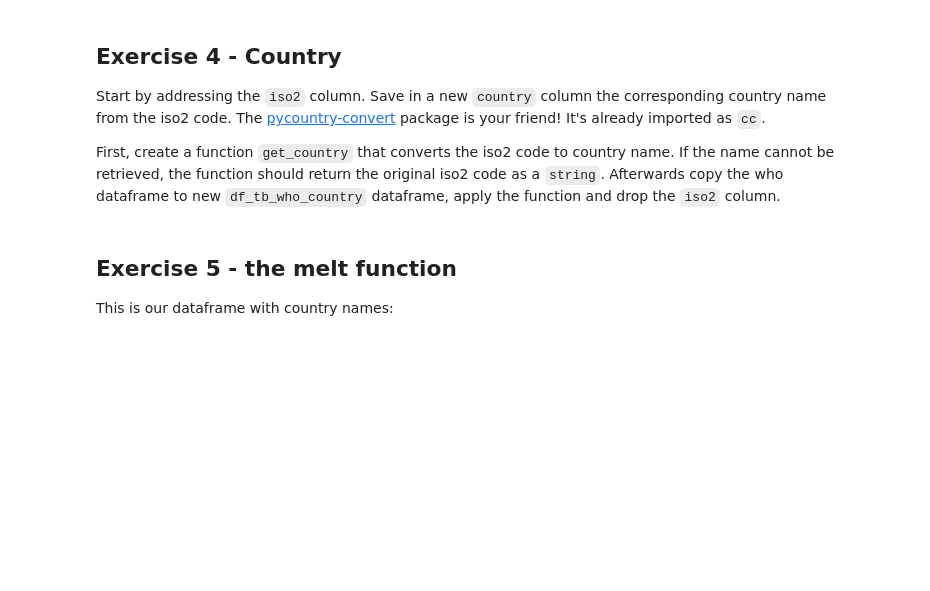
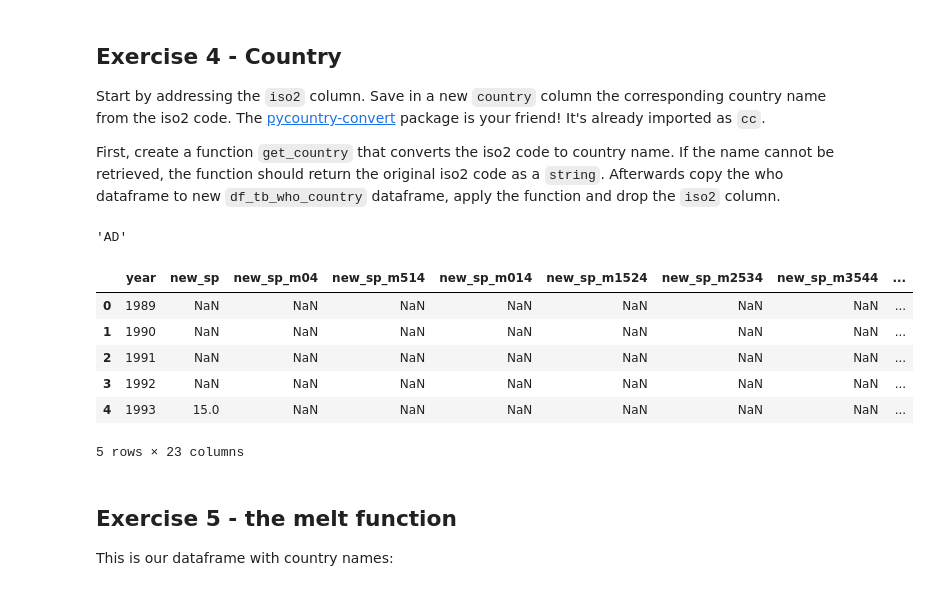
Before and after one commit to CarmenSC/batch7-workspace, a Jupyter notebook: S01 - Bootcamp and Binary Classification/SLU06 - Dealing with Data Problems/Exercise notebook.ipynb, the cells around one changed output. Cells and saved outputs as stored; diff of their text form; code cells hidden in the pictures; blank space fills up the shorter version.

```diff
--- a/S01 - Bootcamp and Binary Classification/SLU06 - Dealing with Data Problems/Exercise notebook.ipynb
+++ b/S01 - Bootcamp and Binary Classification/SLU06 - Dealing with Data Problems/Exercise notebook.ipynb
@@ -359,13 +353,42 @@ The dataset contains counts of confirmed tuberculosis cases by country, year and
 Start by addressing the `iso2` column. Save in a new `country` column the corresponding country name from the iso2 code. The [pycountry-convert](https://pypi.org/project/pycountry-convert/) package is your friend! It's already imported as `cc`.
 
 First, create a function `get_country` that converts the iso2 code to country name. If the name cannot be retrieved, the function should return the original iso2 code as a `string`. Afterwards copy the who dataframe to new `df_tb_who_country` dataframe, apply the function and drop the `iso2` column.
+# %%
+df_tb_who['iso2'][0]
+# %% [output]
+'AD'
+# %%
+try:
+    x = cc.country_alpha2_to_country_name('PT')
+except: print('dfsdfs')
 # %%
-# YOUR CODE HERE
-raise NotImplementedError()
+#start by creating a function that recieves a iso2 code and returns the country name
+#hint: when a name can't be retrieved, the original code should be returned, as str
+#hint2: make sure to return the value as a string!
 
-#def get_country():
+def get_country(x):
+    try: return str(cc.country_alpha2_to_country_name(x, cn_name_format="default"))
+    except: return str(x)
 
-#df_tb_who_country = ...
+# copy the dataframe
+_df = df_tb_who
+
+# apply the `get_country()` function and store the results in a new column named "country"
+_df['country'] = _df.iso2.apply(get_country)
+
+
+# drop the original "iso2" column and store the resulting dataframe in df_tb_who_country
+df_tb_who_country = _df.drop("iso2", axis=1)
+
+df_tb_who_country.head()
+# %% [output]
+|  | year | new_sp | new_sp_m04 | new_sp_m514 | new_sp_m014 | new_sp_m1524 | new_sp_m2534 | new_sp_m3544 | ... |
+| 0 | 1989 | NaN | NaN | NaN | NaN | NaN | NaN | NaN | ... |
+| 1 | 1990 | NaN | NaN | NaN | NaN | NaN | NaN | NaN | ... |
+| 2 | 1991 | NaN | NaN | NaN | NaN | NaN | NaN | NaN | ... |
+| 3 | 1992 | NaN | NaN | NaN | NaN | NaN | NaN | NaN | ... |
+| 4 | 1993 | 15.0 | NaN | NaN | NaN | NaN | NaN | NaN | ... |
+5 rows × 23 columns
 # %%
 assert isinstance(df_tb_who_country, pd.DataFrame), "The result should be a dataframe."
 assert 'iso2' not in df_tb_who_country.columns, "You should drop the original iso2 column."
```
Also changed, not shown: parts of 23 cells of this notebook, 1 other file.
